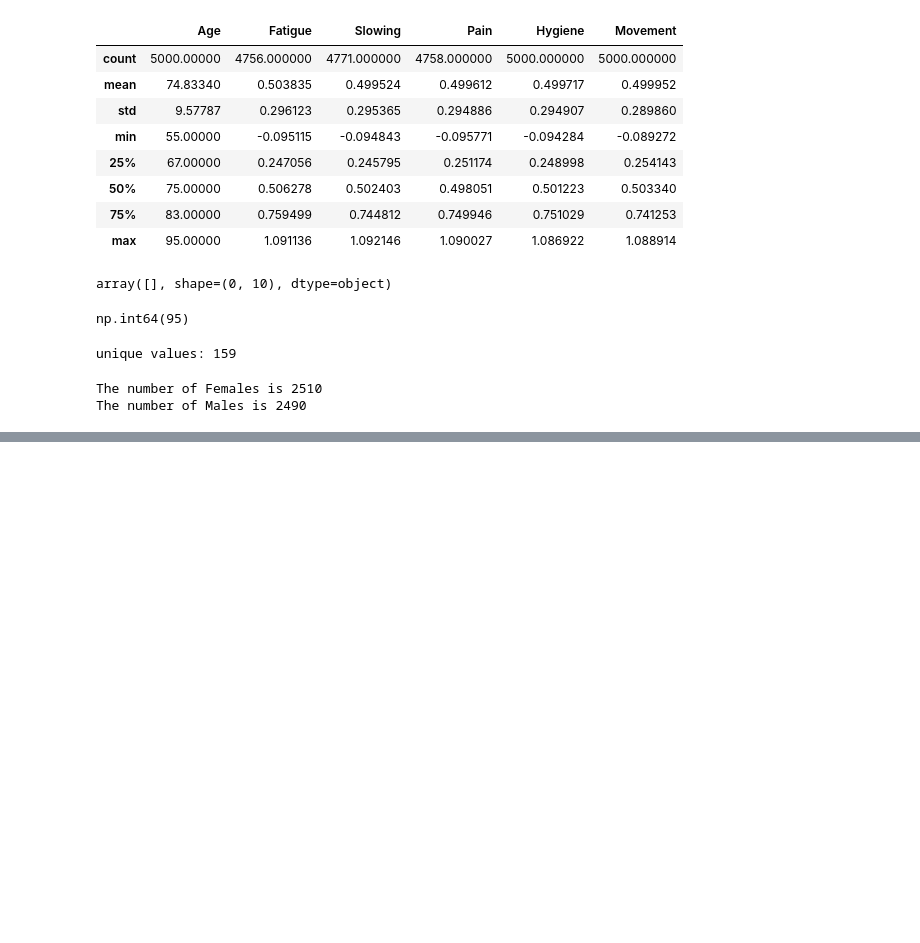
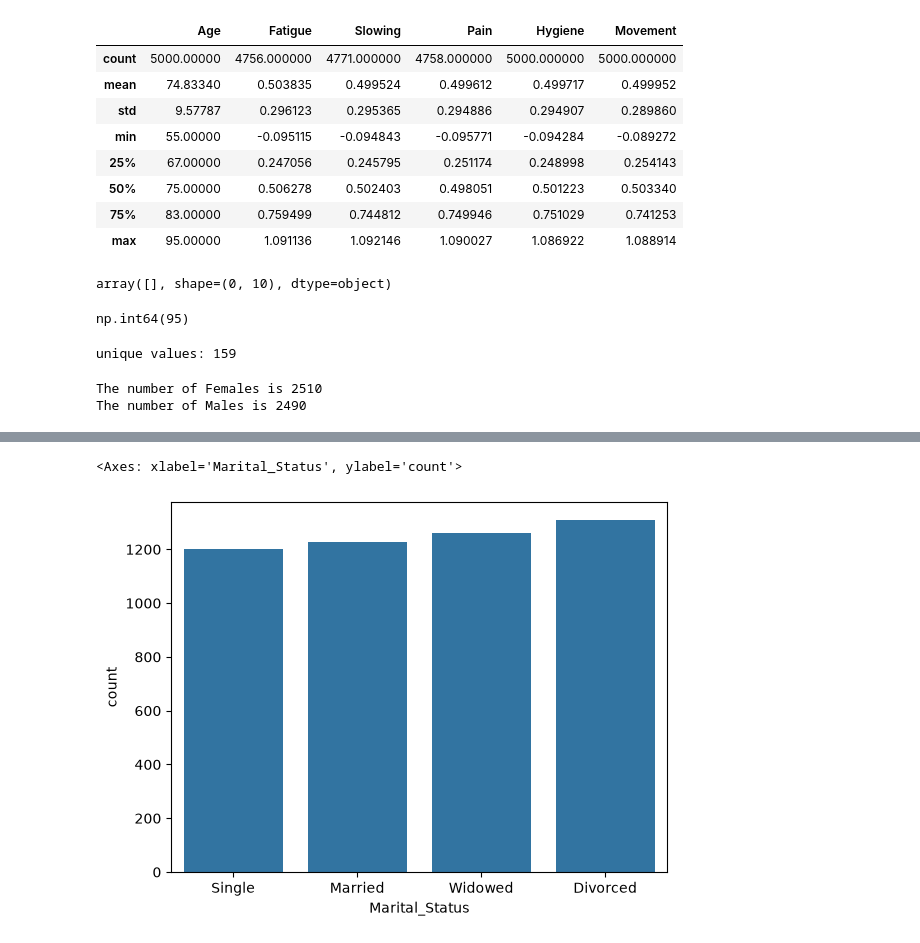
Before and after one commit to chadiboudaher/ml-dl-pytorch, a Jupyter notebook: src/projects/schizophrenia-symptoms/notebook/schizophrenia.ipynb, the cells around one changed output, grey strips where cells are left out. Saved outputs shown, nothing was run; the diff lists cells and outputs as text; code cells hidden in the pictures; blank space fills up the shorter version.

```diff
--- a/src/projects/schizophrenia-symptoms/notebook/schizophrenia.ipynb
+++ b/src/projects/schizophrenia-symptoms/notebook/schizophrenia.ipynb
@@ -122,0 +146,6 @@ The number of Males is 2490
+# %%
+sns.countplot(df, x="Marital_Status")
+# THe values here are pretty balanced!
+# %% [output]
+<Axes: xlabel='Marital_Status', ylabel='count'>
+[figure, added]
```
Also changed, not shown: parts of 9 cells of this notebook.
